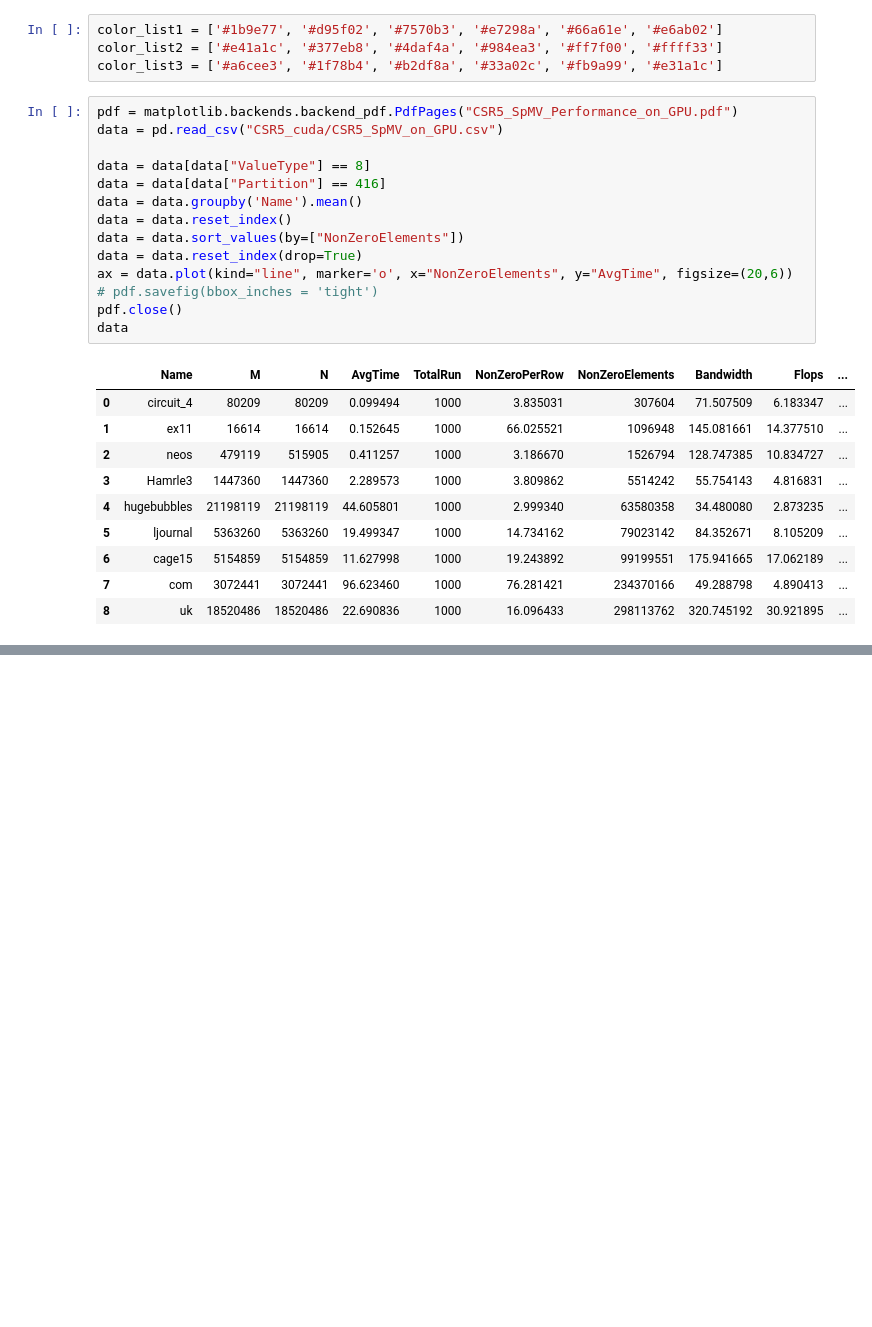
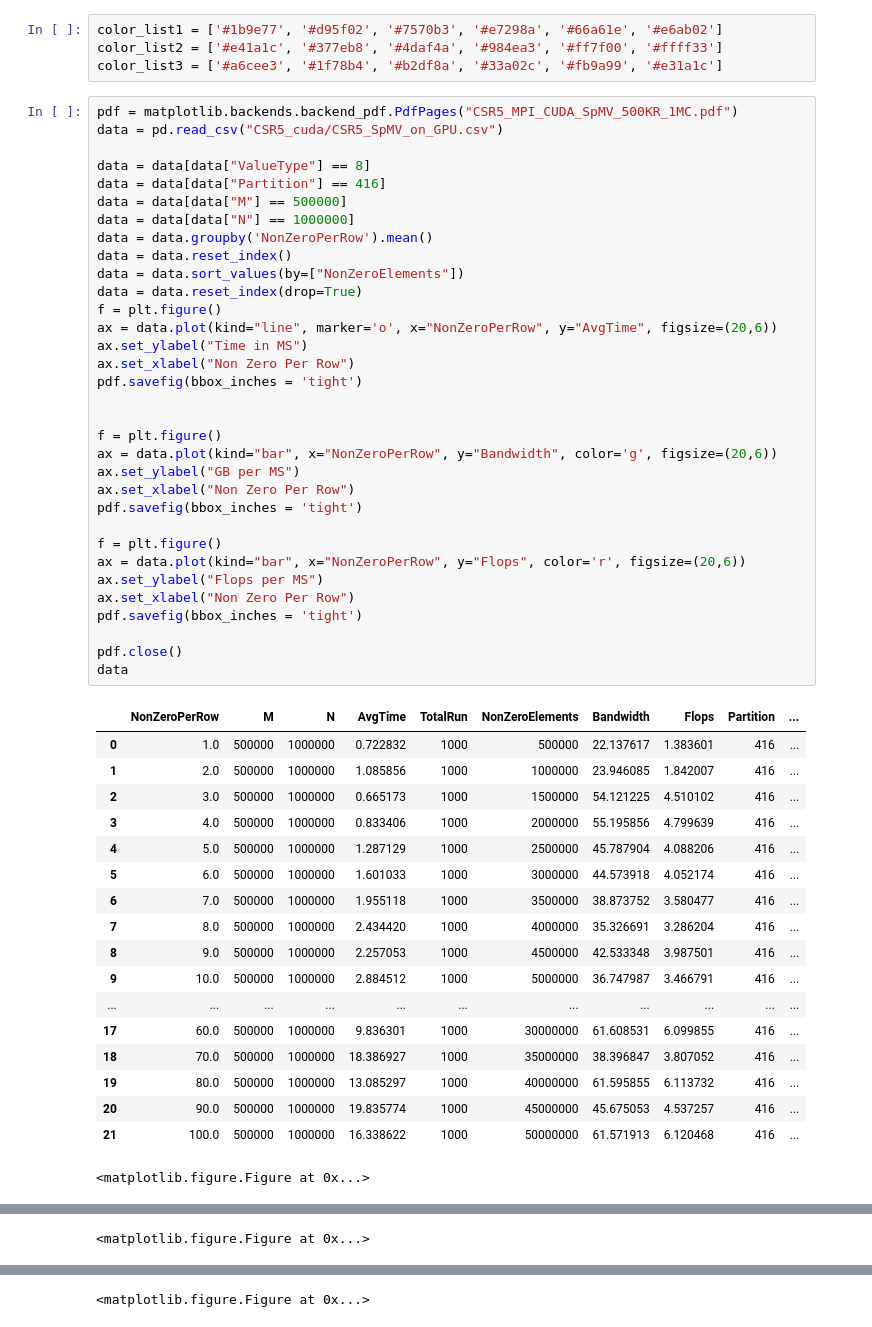
Before and after one commit to marufdsi/Benchmark_SpMV_using_CSR5, a Jupyter notebook: CSR5_SpMV_GPU_Plots.ipynb, the cells around one changed output, grey strips where cells are left out. Saved outputs shown, nothing was run; the diff lists cells and outputs as text; blank space fills up the shorter version.

Commit message:
Plots are added

```diff
--- a/CSR5_SpMV_GPU_Plots.ipynb
+++ b/CSR5_SpMV_GPU_Plots.ipynb
@@ -21,28 +21,56 @@ color_list1 = ['#1b9e77', '#d95f02', '#7570b3', '#e7298a', '#66a61e', '#e6ab02']
 color_list2 = ['#e41a1c', '#377eb8', '#4daf4a', '#984ea3', '#ff7f00', '#ffff33']
 color_list3 = ['#a6cee3', '#1f78b4', '#b2df8a', '#33a02c', '#fb9a99', '#e31a1c']
 # %%
-pdf = matplotlib.backends.backend_pdf.PdfPages("CSR5_SpMV_Performance_on_GPU.pdf")
+pdf = matplotlib.backends.backend_pdf.PdfPages("CSR5_MPI_CUDA_SpMV_500KR_1MC.pdf")
 data = pd.read_csv("CSR5_cuda/CSR5_SpMV_on_GPU.csv")
 
 data = data[data["ValueType"] == 8]
 data = data[data["Partition"] == 416]
-data = data.groupby('Name').mean()
+data = data[data["M"] == 500000]
+data = data[data["N"] == 1000000]
+data = data.groupby('NonZeroPerRow').mean()
 data = data.reset_index()
 data = data.sort_values(by=["NonZeroElements"])
 data = data.reset_index(drop=True)
-ax = data.plot(kind="line", marker='o', x="NonZeroElements", y="AvgTime", figsize=(20,6))
-# pdf.savefig(bbox_inches = 'tight')
+f = plt.figure()
+ax = data.plot(kind="line", marker='o', x="NonZeroPerRow", y="AvgTime", figsize=(20,6))
+ax.set_ylabel("Time in MS")
+ax.set_xlabel("Non Zero Per Row")
+pdf.savefig(bbox_inches = 'tight')
+
+
+f = plt.figure()
+ax = data.plot(kind="bar", x="NonZeroPerRow", y="Bandwidth", color='g', figsize=(20,6))
+ax.set_ylabel("GB per MS")
+ax.set_xlabel("Non Zero Per Row")
+pdf.savefig(bbox_inches = 'tight')
+
+f = plt.figure()
+ax = data.plot(kind="bar", x="NonZeroPerRow", y="Flops", color='r', figsize=(20,6))
+ax.set_ylabel("Flops per MS")
+ax.set_xlabel("Non Zero Per Row")
+pdf.savefig(bbox_inches = 'tight')
+
 pdf.close()
 data
 # %% [output]
-|  | Name | M | N | AvgTime | TotalRun | NonZeroPerRow | NonZeroElements | Bandwidth | Flops | ... |
-| 0 | circuit_4 | 80209 | 80209 | 0.099494 | 1000 | 3.835031 | 307604 | 71.507509 | 6.183347 | ... |
-| 1 | ex11 | 16614 | 16614 | 0.152645 | 1000 | 66.025521 | 1096948 | 145.081661 | 14.377510 | ... |
-| 2 | neos | 479119 | 515905 | 0.411257 | 1000 | 3.186670 | 1526794 | 128.747385 | 10.834727 | ... |
-| 3 | Hamrle3 | 1447360 | 1447360 | 2.289573 | 1000 | 3.809862 | 5514242 | 55.754143 | 4.816831 | ... |
-| 4 | hugebubbles | 21198119 | 21198119 | 44.605801 | 1000 | 2.999340 | 63580358 | 34.480080 | 2.873235 | ... |
-| 5 | ljournal | 5363260 | 5363260 | 19.499347 | 1000 | 14.734162 | 79023142 | 84.352671 | 8.105209 | ... |
-| 6 | cage15 | 5154859 | 5154859 | 11.627998 | 1000 | 19.243892 | 99199551 | 175.941665 | 17.062189 | ... |
-| 7 | com | 3072441 | 3072441 | 96.623460 | 1000 | 76.281421 | 234370166 | 49.288798 | 4.890413 | ... |
-| 8 | uk | 18520486 | 18520486 | 22.690836 | 1000 | 16.096433 | 298113762 | 320.745192 | 30.921895 | ... |
+|  | NonZeroPerRow | M | N | AvgTime | TotalRun | NonZeroElements | Bandwidth | Flops | Partition | ... |
+| 0 | 1.0 | 500000 | 1000000 | 0.722832 | 1000 | 500000 | 22.137617 | 1.383601 | 416 | ... |
+| 1 | 2.0 | 500000 | 1000000 | 1.085856 | 1000 | 1000000 | 23.946085 | 1.842007 | 416 | ... |
+| 2 | 3.0 | 500000 | 1000000 | 0.665173 | 1000 | 1500000 | 54.121225 | 4.510102 | 416 | ... |
+| 3 | 4.0 | 500000 | 1000000 | 0.833406 | 1000 | 2000000 | 55.195856 | 4.799639 | 416 | ... |
+| 4 | 5.0 | 500000 | 1000000 | 1.287129 | 1000 | 2500000 | 45.787904 | 4.088206 | 416 | ... |
+| 5 | 6.0 | 500000 | 1000000 | 1.601033 | 1000 | 3000000 | 44.573918 | 4.052174 | 416 | ... |
+| 6 | 7.0 | 500000 | 1000000 | 1.955118 | 1000 | 3500000 | 38.873752 | 3.580477 | 416 | ... |
+| 7 | 8.0 | 500000 | 1000000 | 2.434420 | 1000 | 4000000 | 35.326691 | 3.286204 | 416 | ... |
+| 8 | 9.0 | 500000 | 1000000 | 2.257053 | 1000 | 4500000 | 42.533348 | 3.987501 | 416 | ... |
+| 9 | 10.0 | 500000 | 1000000 | 2.884512 | 1000 | 5000000 | 36.747987 | 3.466791 | 416 | ... |
+| ... | ... | ... | ... | ... | ... | ... | ... | ... | ... | ... |
+| 17 | 60.0 | 500000 | 1000000 | 9.836301 | 1000 | 30000000 | 61.608531 | 6.099855 | 416 | ... |
+| 18 | 70.0 | 500000 | 1000000 | 18.386927 | 1000 | 35000000 | 38.396847 | 3.807052 | 416 | ... |
+| 19 | 80.0 | 500000 | 1000000 | 13.085297 | 1000 | 40000000 | 61.595855 | 6.113732 | 416 | ... |
+| 20 | 90.0 | 500000 | 1000000 | 19.835774 | 1000 | 45000000 | 45.675053 | 4.537257 | 416 | ... |
+| 21 | 100.0 | 500000 | 1000000 | 16.338622 | 1000 | 50000000 | 61.571913 | 6.120468 | 416 | ... |
+<matplotlib.figure.Figure at 0x...>
 [drawing not drawn]
+<matplotlib.figure.Figure at 0x...>
@@ -48,0 +78 @@ data
+<matplotlib.figure.Figure at 0x...>
```
Also changed, not shown: parts of 3 cells of this notebook, 6 other files.
